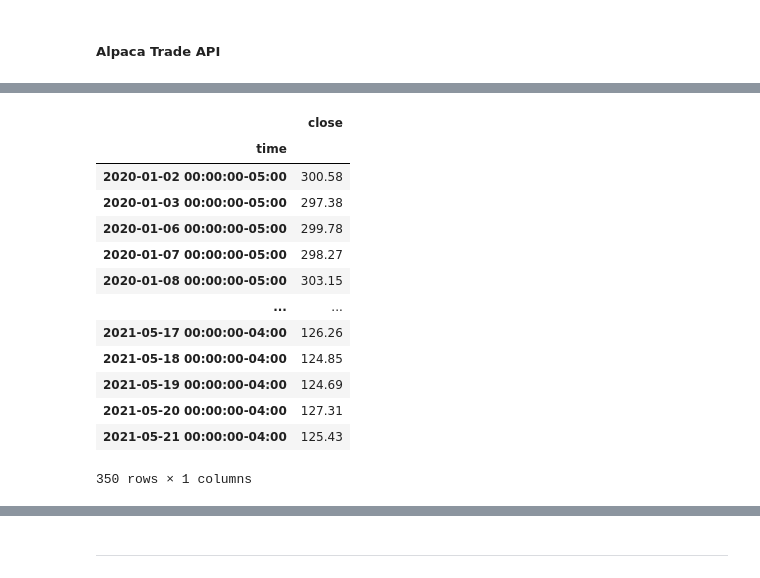
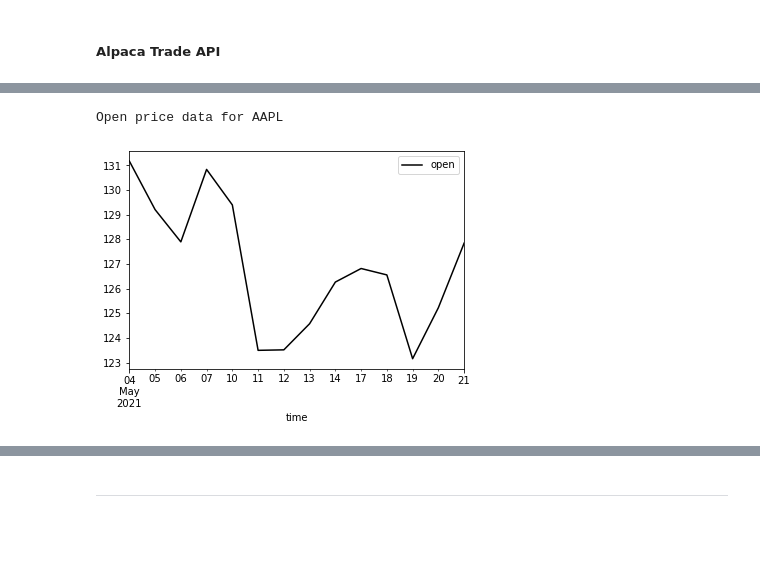
Before and after one commit to illyanyc/fin-tracker, a Jupyter notebook: technicals.ipynb, the cells around one changed output, grey strips where cells are left out. Cells and saved outputs as stored; diff of their text form; code cells hidden in the pictures; blank space fills up the shorter version.

```diff
--- a/technicals.ipynb
+++ b/technicals.ipynb
@@ -93,20 +93 @@ ALPACA_SECRET_KEY: <class 'str'>
 5 rows × 25 columns
-# %%
-# Test technical analysis class method
-stocks = TechnicalAnalysis(ohlcv)
-stocks.close(ticker='AAPL')
-# %% [output]
-|  | close |
-| time |  |
-| 2020-01-02 00:00:00-05:00 | 300.58 |
-| 2020-01-03 00:00:00-05:00 | 297.38 |
-| 2020-01-06 00:00:00-05:00 | 299.78 |
-| 2020-01-07 00:00:00-05:00 | 298.27 |
-| 2020-01-08 00:00:00-05:00 | 303.15 |
-| ... | ... |
-| 2021-05-17 00:00:00-04:00 | 126.26 |
-| 2021-05-18 00:00:00-04:00 | 124.85 |
-| 2021-05-19 00:00:00-04:00 | 124.69 |
-| 2021-05-20 00:00:00-04:00 | 127.31 |
-| 2021-05-21 00:00:00-04:00 | 125.43 |
-350 rows × 1 columns
@@ -112,0 +97,9 @@ stocks.close(ticker='AAPL')
+# %%
+print(f"Open price data for {stocks.tickers()[0]}")
+
+ax = stocks._open(ticker=stocks.tickers()[0]).tail(14).plot(color='black')
+fig = ax.get_figure()
+fig.savefig('AAPL_open.png')
+# %% [output]
+Open price data for AAPL
+[figure, added]
```
Also changed, not shown: parts of 14 cells of this notebook, 4 other files.
